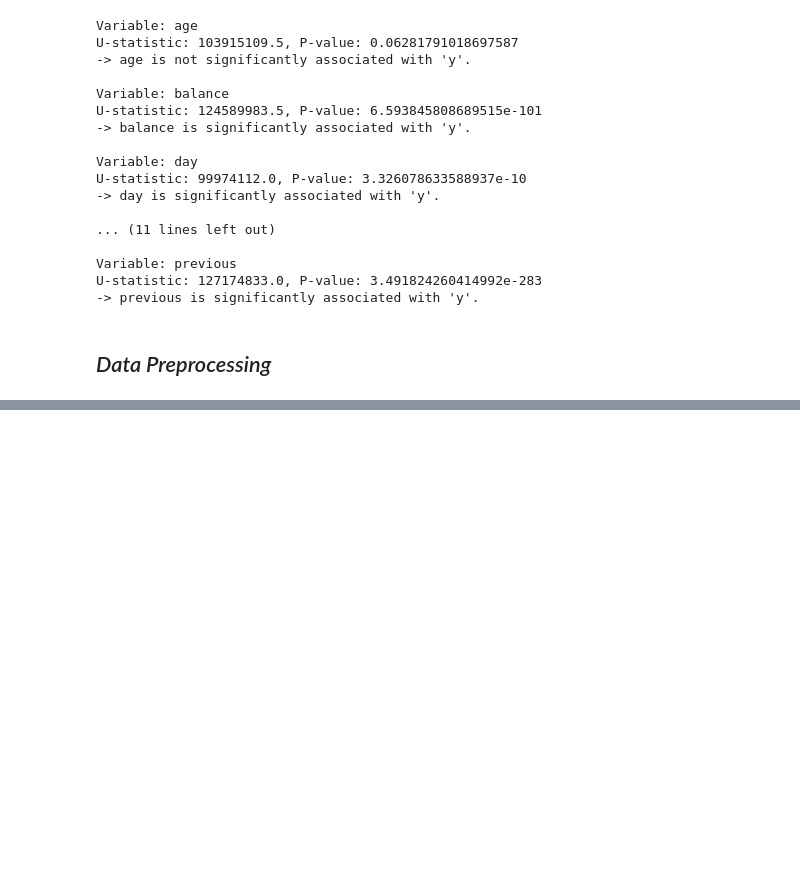
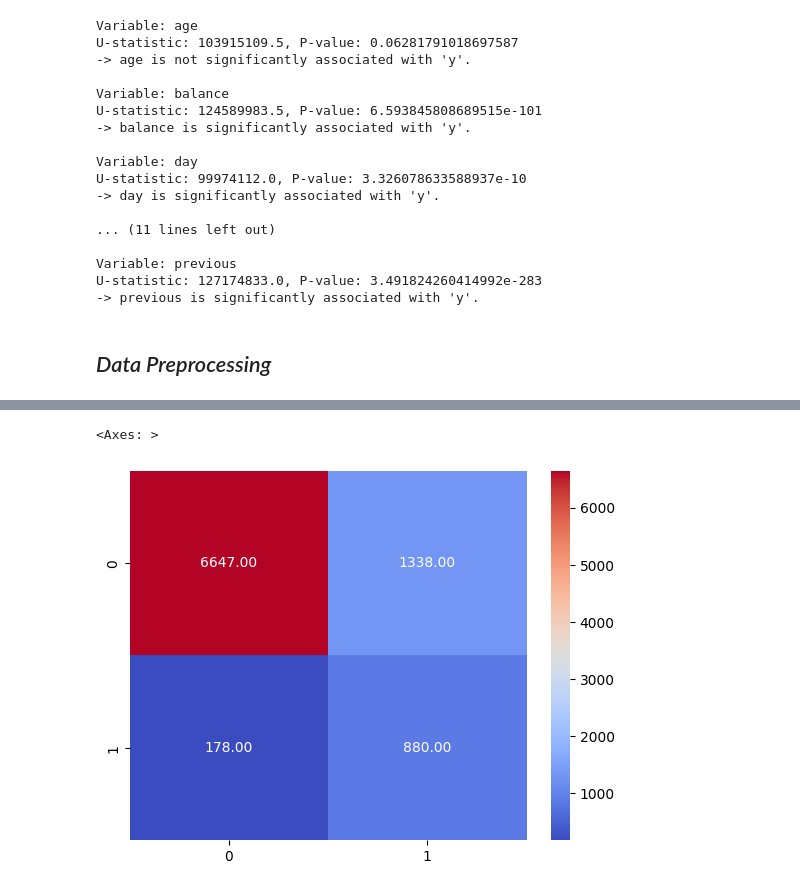
Before and after one commit to zeemanzak/Predictive-Analysis-for-Client-Subscription, a Jupyter notebook: notebook/main.ipynb, the cells around one changed output, grey strips where cells are left out. Cells and saved outputs as stored; diff of their text form; code cells hidden in the pictures; blank space fills up the shorter version.

```diff
--- a/notebook/main.ipynb
+++ b/notebook/main.ipynb
@@ -548,0 +857,6 @@ U-statistic: 127174833.0, P-value: 3.491824260414992e-283
+# %%
+svc_matrix = all_confusion_matrix['SVC']
+sns.heatmap(svc_matrix, annot = True, cmap = 'coolwarm', fmt = '.2f')
+# %% [output]
+<Axes: >
+[figure, added]
```
Also changed, not shown: parts of 32 cells of this notebook, 2 other files.
